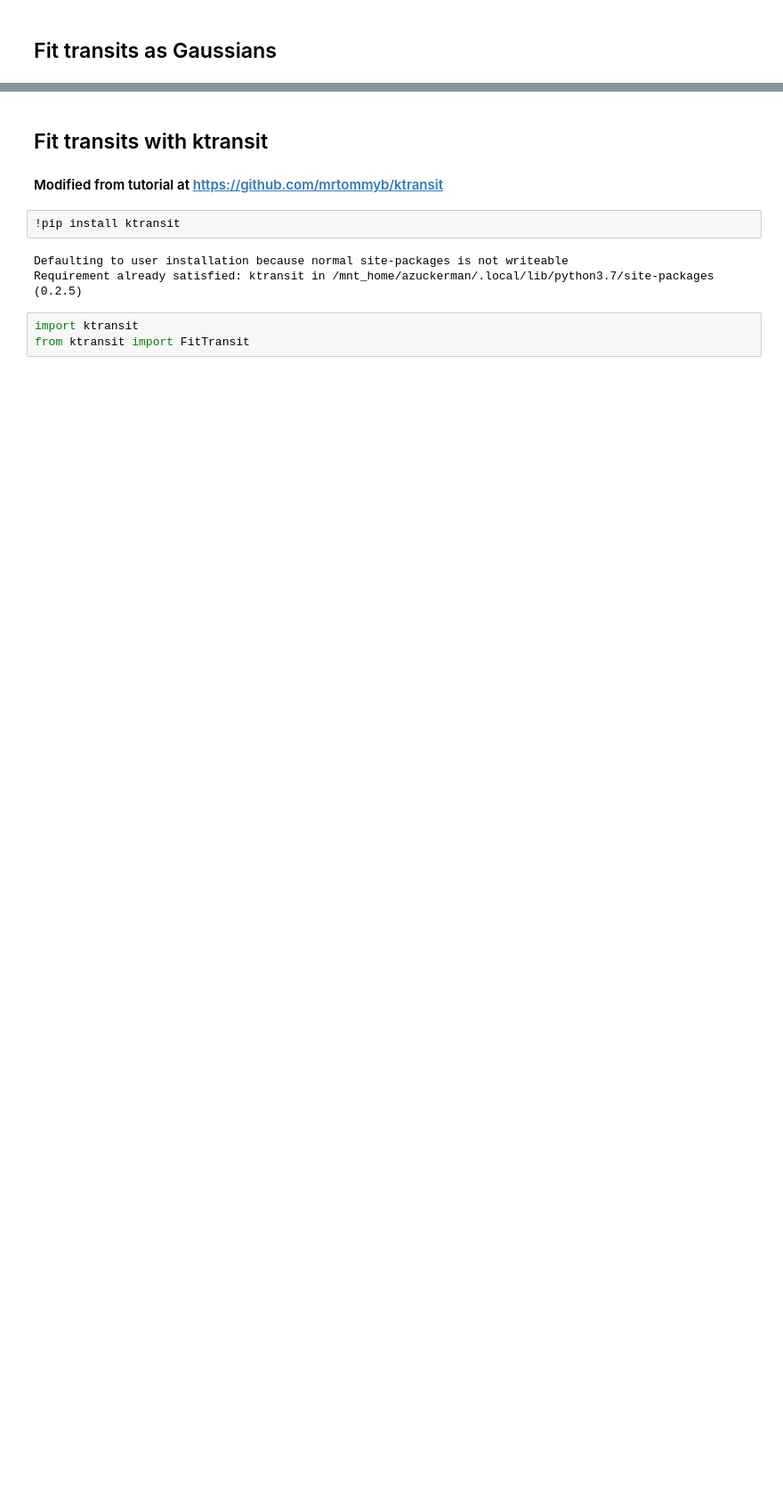
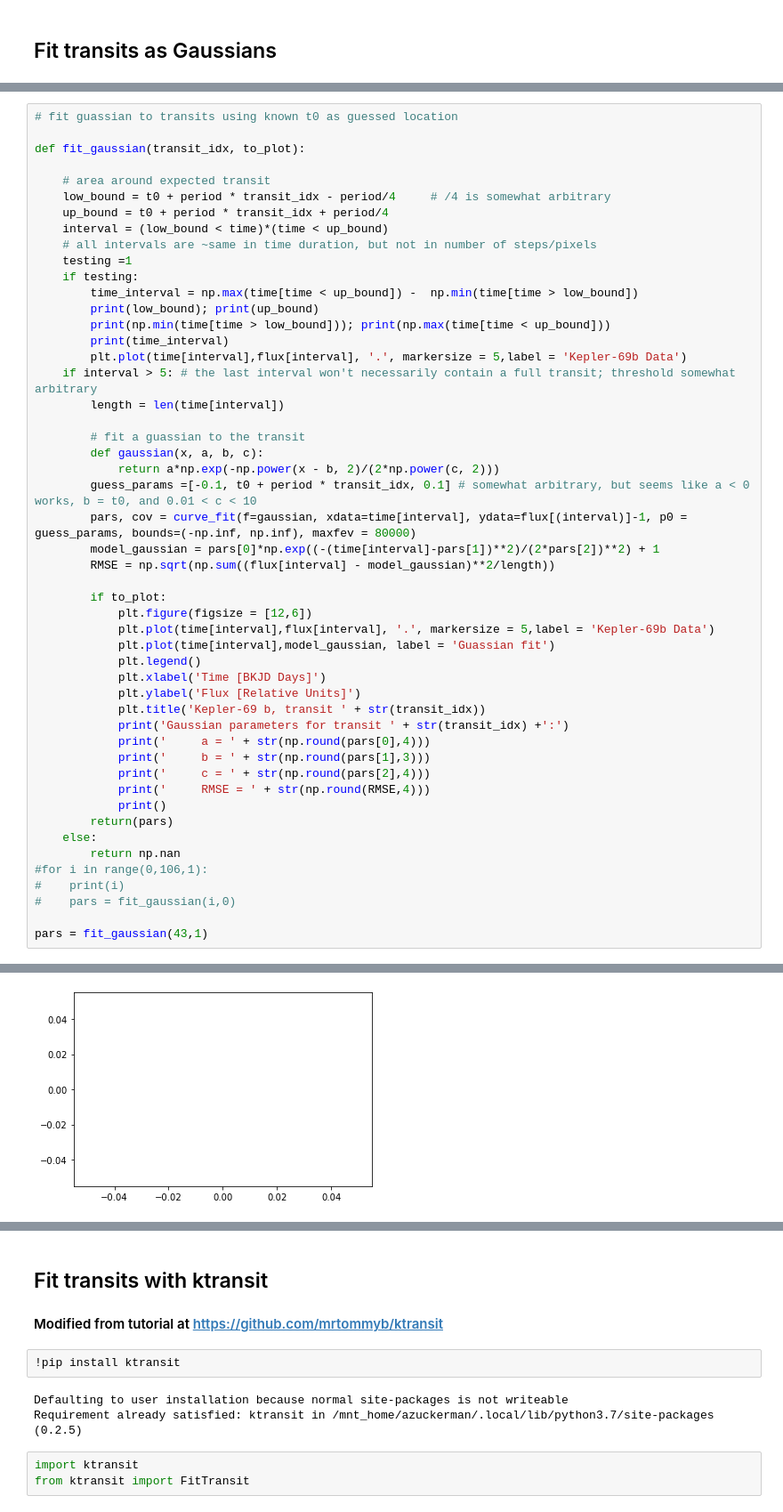
Before and after one commit to annazuckerman/transit-analysis, a Jupyter notebook: Fitting_transits.ipynb, the cells around one changed output, grey strips where cells are left out. Shown at 89% size. Saved outputs shown, nothing was run; the diff lists cells and outputs as text; blank space fills up the shorter version.

```diff
--- a/Fitting_transits.ipynb
+++ b/Fitting_transits.ipynb
@@ -314,0 +50,51 @@ Text(0.5, 0.98, 'Guassian fitting')
+# %%
+# fit guassian to transits using known t0 as guessed location
+
+def fit_gaussian(transit_idx, to_plot):
+
+    # area around expected transit
+    low_bound = t0 + period * transit_idx - period/4     # /4 is somewhat arbitrary
+    up_bound = t0 + period * transit_idx + period/4
+    interval = (low_bound < time)*(time < up_bound)
+    # all intervals are ~same in time duration, but not in number of steps/pixels
+    testing =1
+    if testing:
+        time_interval = np.max(time[time < up_bound]) -  np.min(time[time > low_bound])
+        print(low_bound); print(up_bound)
+        print(np.min(time[time > low_bound])); print(np.max(time[time < up_bound]))
+        print(time_interval)
+        plt.plot(time[interval],flux[interval], '.', markersize = 5,label = 'Kepler-69b Data')
+    if interval > 5: # the last interval won't necessarily contain a full transit; threshold somewhat arbitrary
+        length = len(time[interval])
+
+        # fit a guassian to the transit
+        def gaussian(x, a, b, c):
+            return a*np.exp(-np.power(x - b, 2)/(2*np.power(c, 2)))
+        guess_params =[-0.1, t0 + period * transit_idx, 0.1] # somewhat arbitrary, but seems like a < 0 works, b = t0, and 0.01 < c < 10
+        pars, cov = curve_fit(f=gaussian, xdata=time[interval], ydata=flux[(interval)]-1, p0 = guess_params, bounds=(-np.inf, np.inf), maxfev = 80000)
+        model_gaussian = pars[0]*np.exp((-(time[interval]-pars[1])**2)/(2*pars[2])**2) + 1
+        RMSE = np.sqrt(np.sum((flux[interval] - model_gaussian)**2/length))
+
+        if to_plot:
+            plt.figure(figsize = [12,6])
+            plt.plot(time[interval],flux[interval], '.', markersize = 5,label = 'Kepler-69b Data')
+            plt.plot(time[interval],model_gaussian, label = 'Guassian fit')
+            plt.legend()
+            plt.xlabel('Time [BKJD Days]')
+            plt.ylabel('Flux [Relative Units]')
+            plt.title('Kepler-69 b, transit ' + str(transit_idx))
+            print('Gaussian parameters for transit ' + str(transit_idx) +':')
+            print('     a = ' + str(np.round(pars[0],4)))
+            print('     b = ' + str(np.round(pars[1],3)))
+            print('     c = ' + str(np.round(pars[2],4)))
+            print('     RMSE = ' + str(np.round(RMSE,4)))
+            print()
+        return(pars)
+    else:
+        return np.nan
+#for i in range(0,106,1):
+#    print(i)
+#    pars = fit_gaussian(i,0)
+
+pars = fit_gaussian(43,1)
+# %% [output]
@@ -314,0 +107 @@ Text(0.5, 0.98, 'Guassian fitting')
+[figure, added]
```
Also changed, not shown: parts of 21 cells of this notebook.
